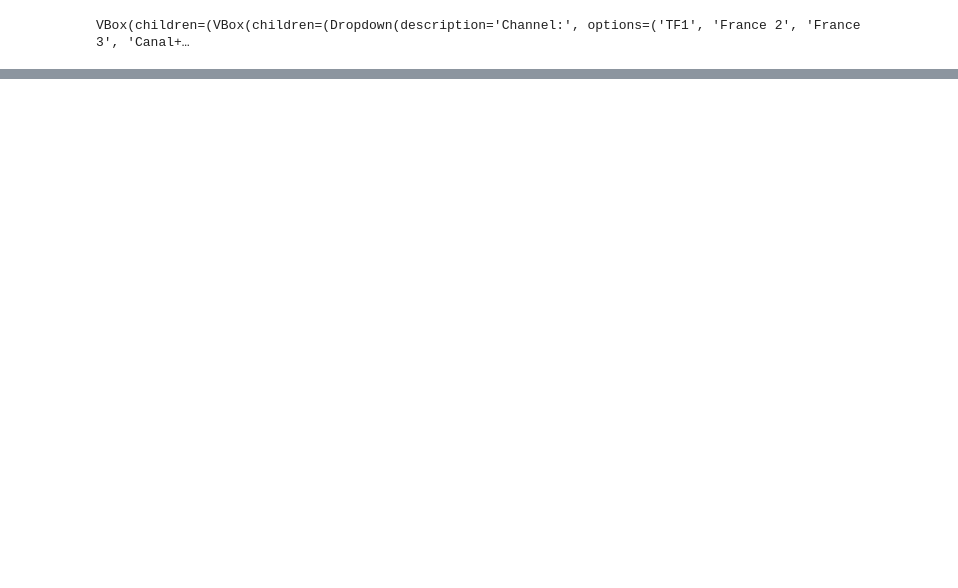
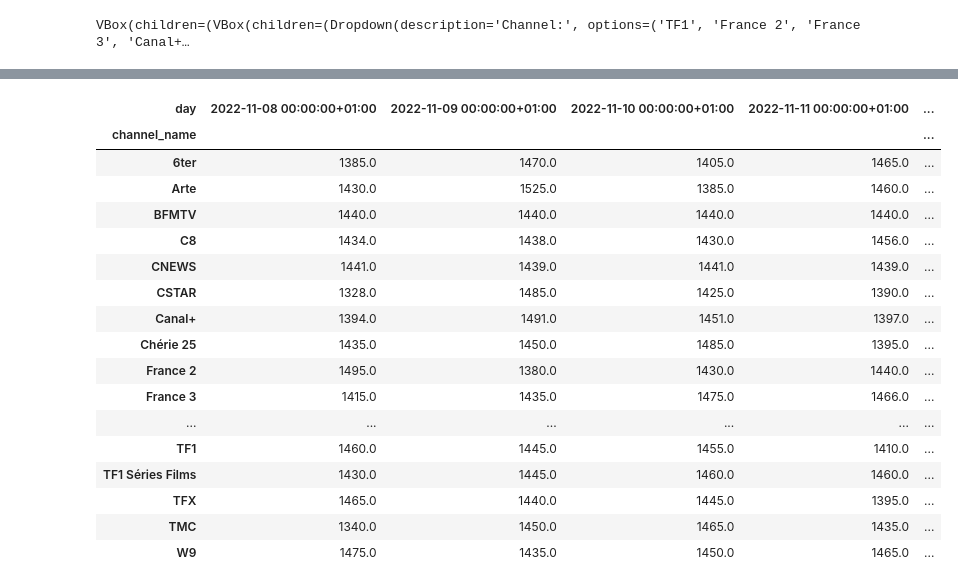
Before and after one commit to dataforgoodfr/quotaclimat, a Jupyter notebook: notebooks/programme_tv.ipynb, the cells around one changed output, grey strips where cells are left out. Drawn from its saved outputs; the diff is of its cells as text; code cells hidden in the pictures; blank space fills up the shorter version.

```diff
--- a/notebooks/programme_tv.ipynb
+++ b/notebooks/programme_tv.ipynb
@@ -451,0 +326,21 @@ Name: 1, dtype: int64
+# %%
+df.groupby(["channel_name", "day"])["length_minutes"].sum().unstack("day")
+# %% [output]
+| day | 2022-11-08 00:00:00+01:00 | 2022-11-09 00:00:00+01:00 | 2022-11-10 00:00:00+01:00 | 2022-11-11 00:00:00+01:00 | ... |
+| channel_name |  |  |  |  | ... |
+| 6ter | 1385.0 | 1470.0 | 1405.0 | 1465.0 | ... |
+| Arte | 1430.0 | 1525.0 | 1385.0 | 1460.0 | ... |
+| BFMTV | 1440.0 | 1440.0 | 1440.0 | 1440.0 | ... |
+| C8 | 1434.0 | 1438.0 | 1430.0 | 1456.0 | ... |
+| CNEWS | 1441.0 | 1439.0 | 1441.0 | 1439.0 | ... |
+| CSTAR | 1328.0 | 1485.0 | 1425.0 | 1390.0 | ... |
+| Canal+ | 1394.0 | 1491.0 | 1451.0 | 1397.0 | ... |
+| Chérie 25 | 1435.0 | 1450.0 | 1485.0 | 1395.0 | ... |
+| France 2 | 1495.0 | 1380.0 | 1430.0 | 1440.0 | ... |
+| France 3 | 1415.0 | 1435.0 | 1475.0 | 1466.0 | ... |
+| ... | ... | ... | ... | ... | ... |
+| TF1 | 1460.0 | 1445.0 | 1455.0 | 1410.0 | ... |
+| TF1 Séries Films | 1430.0 | 1445.0 | 1460.0 | 1460.0 | ... |
+| TFX | 1465.0 | 1440.0 | 1445.0 | 1395.0 | ... |
+| TMC | 1340.0 | 1450.0 | 1465.0 | 1435.0 | ... |
+| W9 | 1475.0 | 1435.0 | 1450.0 | 1465.0 | ... |
```
Also changed, not shown: parts of 17 cells of this notebook.
